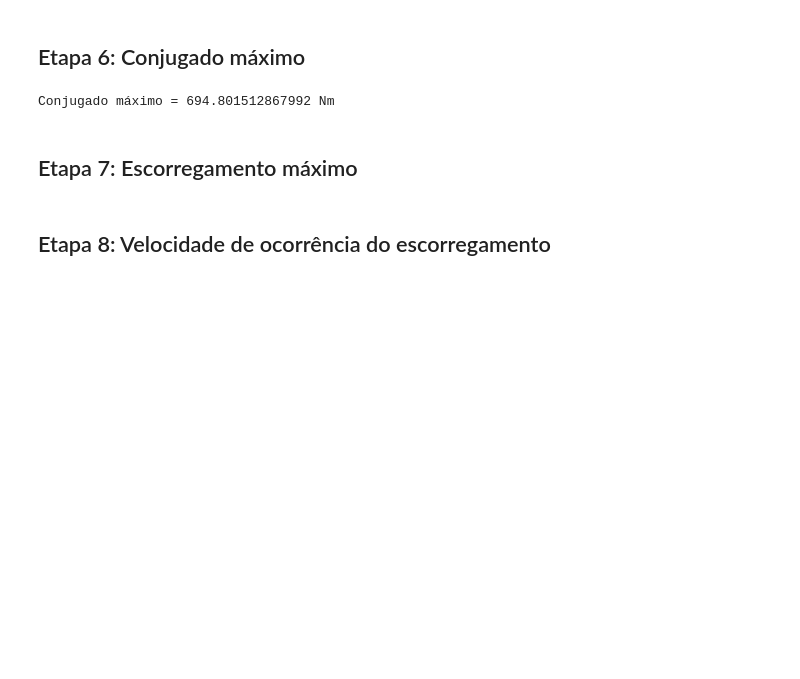
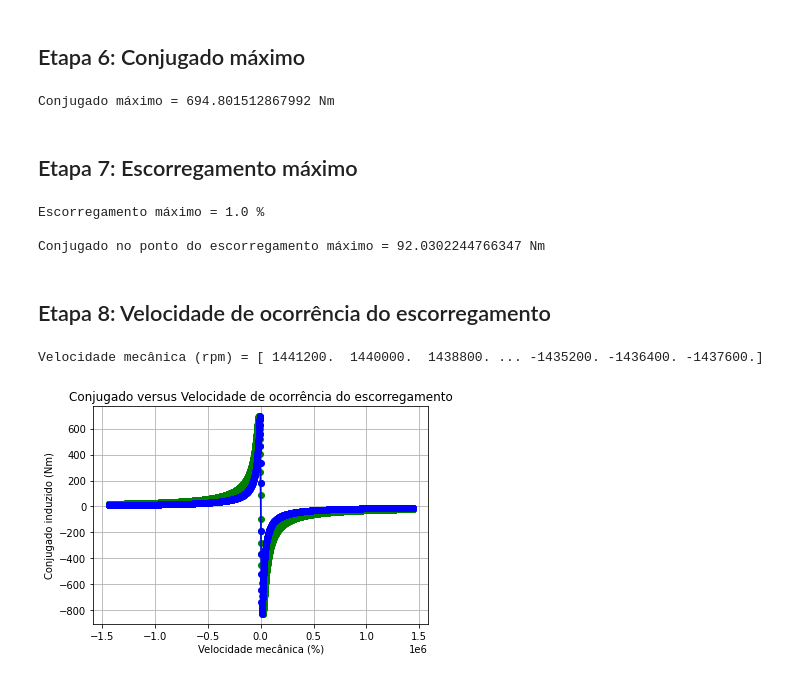
Before and after one commit to henriqueotogami/electrical-induction-motor, a Jupyter notebook: Alejandra_A1b_Maquinas_Eletricas.ipynb, the cells around one changed output. Saved outputs shown, nothing was run; the diff lists cells and outputs as text; code cells hidden in the pictures; blank space fills up the shorter version.

```diff
--- a/Alejandra_A1b_Maquinas_Eletricas.ipynb
+++ b/Alejandra_A1b_Maquinas_Eletricas.ipynb
@@ -503,5 +498,38 @@ print("\nConjugado máximo = " + str(np.amax(Tind2)) + " Nm")
 Conjugado máximo = 694.801512867992 Nm
 # %% [markdown]
 ## Etapa 7: Escorregamento máximo
+# %%
+arrayLenght = len(SlippingUp1)
+print("Escorregamento máximo = " + str(SlippingUp1[arrayLenght - 1199]) + " %")
+
+array2Lenght = len(Tind1)
+print("\nConjugado no ponto do escorregamento máximo = " + str(Tind1[array2Lenght - 1199]) + " Nm")
+# %% [output]
+Escorregamento máximo = 1.0 %
+
+Conjugado no ponto do escorregamento máximo = 92.0302244766347 Nm
 # %% [markdown]
 ## Etapa 8: Velocidade de ocorrência do escorregamento
+# %%
+velocidadeMec = []
+
+for escorregamentoVariavel in range(-1200,1200):
+  if escorregamentoVariavel != 0:
+    velocidadeMec.append(float((1 - escorregamentoVariavel) * n_sinc))
+
+velocidadeMec = np.array(velocidadeMec)
+print("\nVelocidade mecânica (rpm) = " + str(velocidadeMec) + "\n")
+
+fig3, grafico3 = plt.subplots()
+grafico3.plot(velocidadeMec, Tind1, color='green', marker='o', linestyle='solid')
+grafico3.plot(velocidadeMec, Tind2, color='blue', marker='o', linestyle='solid')
+
+grafico3.set(xlabel='Velocidade mecânica (%)', ylabel='Conjugado induzido (Nm)',
+       title='Conjugado versus Velocidade de ocorrência do escorregamento')
+grafico3.grid()
+
+fig3.savefig("test.png")
+plt.show()
+# %% [output]
+Velocidade mecânica (rpm) = [ 1441200.  1440000.  1438800. ... -1435200. -1436400. -1437600.]
+[figure, added]
```
Also changed, not shown: parts of 2 cells of this notebook.
